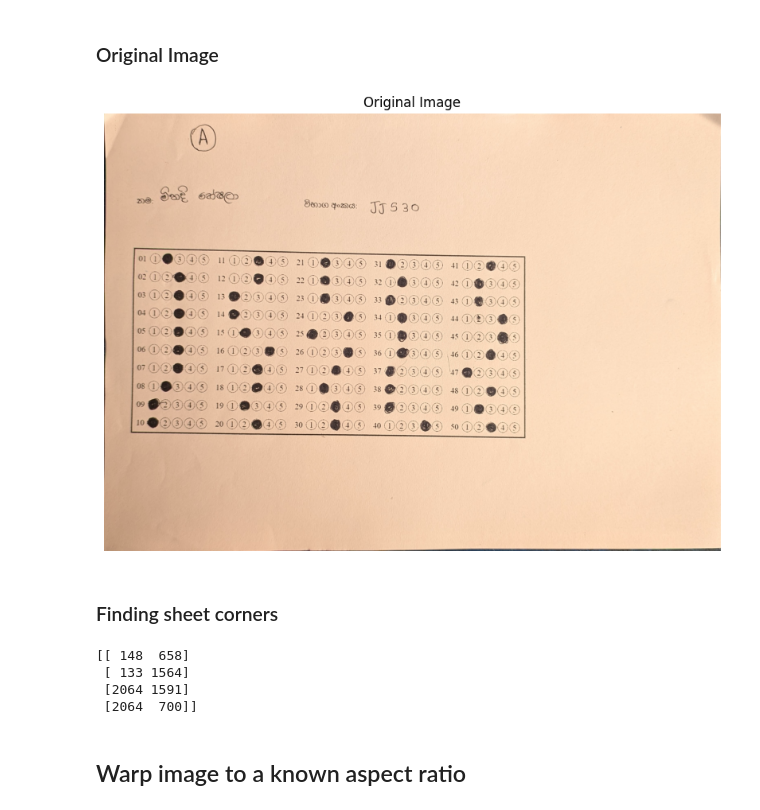
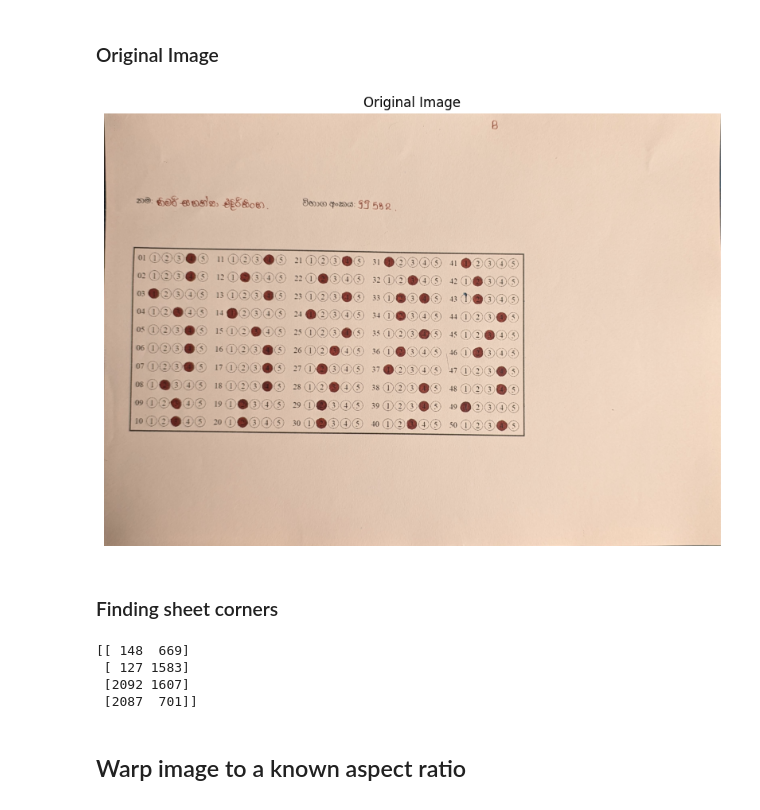
Before and after one commit to SamudraUduwaka/Automatic-MCQ-Grader, a Jupyter notebook: version4 copy.ipynb, the cells around one changed output. Cells and saved outputs as stored; diff of their text form; code cells hidden in the pictures.

```diff
--- a/version4 copy.ipynb
+++ b/version4 copy.ipynb
@@ -15,19 +15,19 @@ Approach:
 # %%
 import cv2
 import numpy as np
 import matplotlib.pyplot as plt
 
 # Load the image
-image = cv2.imread('Data Set\Answer Scripts\Answer Scripts\A\JJ530.jpg')
+image = cv2.imread('Data Set\Answer Scripts\Answer Scripts\B\JJ532.jpg')
 
 # Use matplotlib to display the image
 plt.figure(figsize=(10, 10))
 plt.imshow(image)
 plt.title("Original Image")
 plt.axis("off")  # Hide axes for better viewing
 plt.show()
 # %% [output]
-[figure, old version]
+[figure, new version]
 # %% [markdown]
 ### Finding sheet corners
 # %%
@@ -64,10 +64,10 @@ print(sheet_corners)
 #cv2.waitKey(0)
 #cv2.destroyAllWindows()
 # %% [output]
-[[ 148  658]
- [ 133 1564]
- [2064 1591]
- [2064  700]]
+[[ 148  669]
+ [ 127 1583]
+ [2092 1607]
+ [2087  701]]
 # %% [markdown]
 ## Warp image to a known aspect ratio
 # %%
```
Also changed, not shown: 2 other files.
